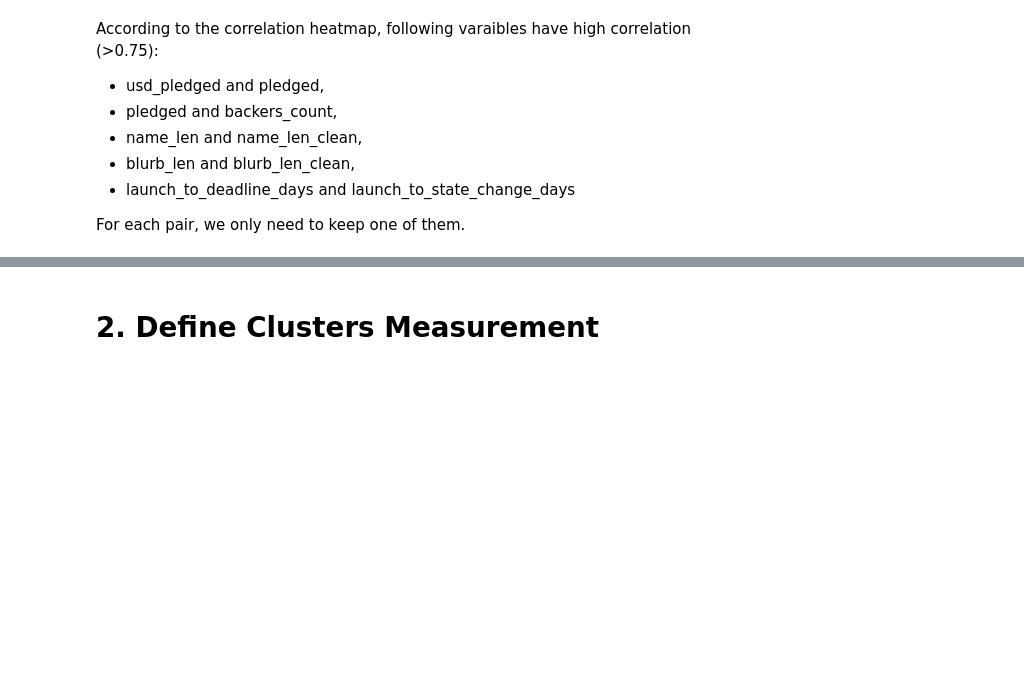
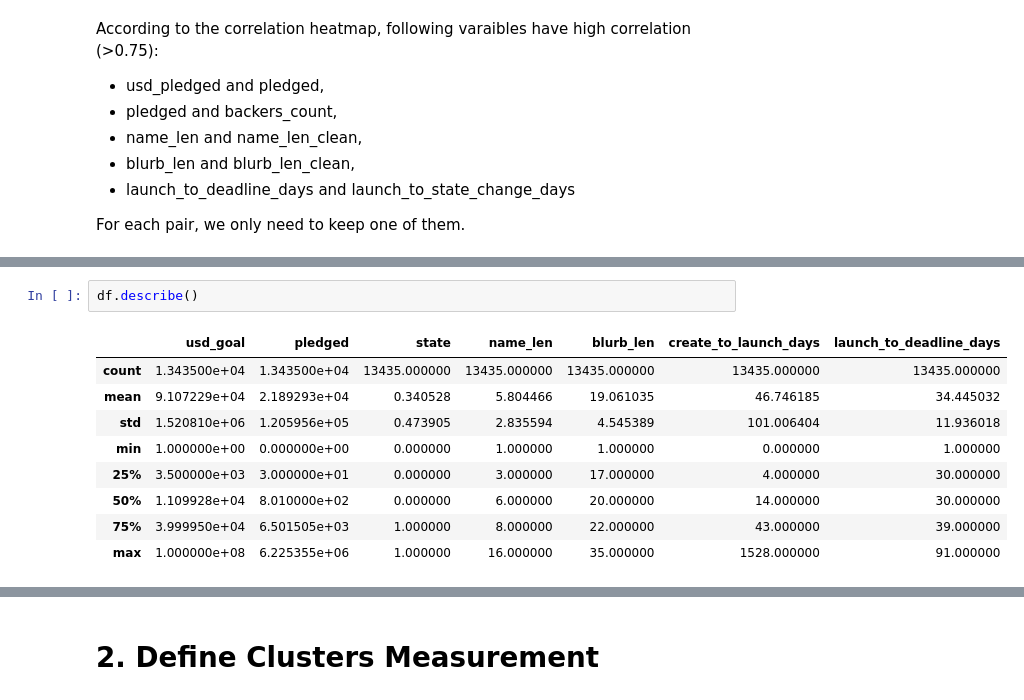
Before and after one commit to shanshanlao/life-expectancy-prediction, a Jupyter notebook: Kickstarter-predictions/kickstarter_clustering.ipynb, the cells around one changed output, grey strips where cells are left out. Saved outputs shown, nothing was run; the diff lists cells and outputs as text; blank space fills up the shorter version.

```diff
--- a/Kickstarter-predictions/kickstarter_clustering.ipynb
+++ b/Kickstarter-predictions/kickstarter_clustering.ipynb
@@ -75,2 +86,14 @@ Index(['goal', 'pledged', 'state', 'name_len', 'blurb_len',
        'create_to_launch_days', 'launch_to_deadline_days'],
       dtype='object')
+# %%
+df.describe()
+# %% [output]
+|  | usd_goal | pledged | state | name_len | blurb_len | create_to_launch_days | launch_to_deadline_days |
+| count | 1.343500e+04 | 1.343500e+04 | 13435.000000 | 13435.000000 | 13435.000000 | 13435.000000 | 13435.000000 |
+| mean | 9.107229e+04 | 2.189293e+04 | 0.340528 | 5.804466 | 19.061035 | 46.746185 | 34.445032 |
+| std | 1.520810e+06 | 1.205956e+05 | 0.473905 | 2.835594 | 4.545389 | 101.006404 | 11.936018 |
+| min | 1.000000e+00 | 0.000000e+00 | 0.000000 | 1.000000 | 1.000000 | 0.000000 | 1.000000 |
+| 25% | 3.500000e+03 | 3.000000e+01 | 0.000000 | 3.000000 | 17.000000 | 4.000000 | 30.000000 |
+| 50% | 1.109928e+04 | 8.010000e+02 | 0.000000 | 6.000000 | 20.000000 | 14.000000 | 30.000000 |
+| 75% | 3.999950e+04 | 6.501505e+03 | 1.000000 | 8.000000 | 22.000000 | 43.000000 | 39.000000 |
+| max | 1.000000e+08 | 6.225355e+06 | 1.000000 | 16.000000 | 35.000000 | 1528.000000 | 91.000000 |
```
Also changed, not shown: parts of 20 cells of this notebook.
